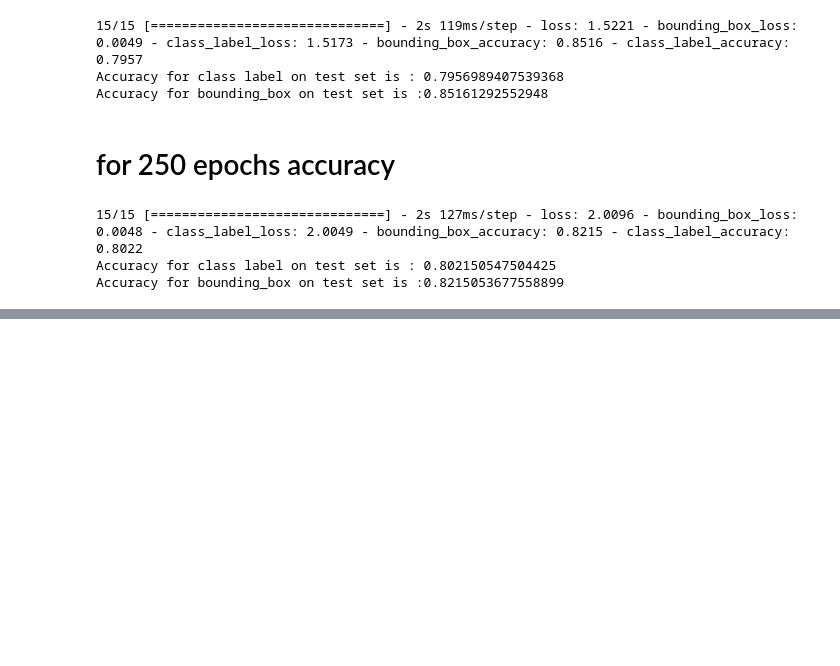
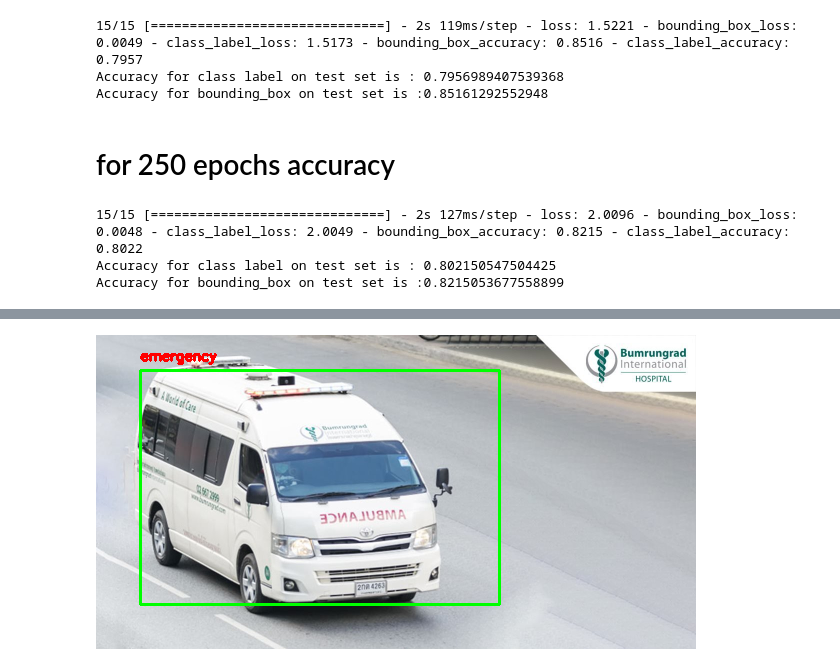
Before and after one commit to Safat99/emergency_vehicle_detection, a Jupyter notebook: vgg_16_approach/emergency_car_classification_with_vgg16.ipynb, the cells around one changed output, grey strips where cells are left out. Cells and saved outputs as stored; diff of their text form; code cells hidden in the pictures; blank space fills up the shorter version.

```diff
--- a/vgg_16_approach/emergency_car_classification_with_vgg16.ipynb
+++ b/vgg_16_approach/emergency_car_classification_with_vgg16.ipynb
@@ -401,0 +483,16 @@ Accuracy for bounding_box on test set is :0.8215053677558899
+# %%
+image = cv2.imread('test_car2.jpg')
+raw_image = cv2.imread('test_car2.jpg')
+image = imutils.resize(image, width=600)
+(h,w) = image.shape[:2]
+
+sx = int(sx * w)
+sy = int(sy * h)
+ex = int(ex * w)
+ey = int(ey * h)
+
+
+y = sy - 10 if  sy -10 > 10 else sy +10
+cv2.putText(image, str(label), (sx, y), cv2.FONT_HERSHEY_SIMPLEX, 0.45, (0, 0, 255), 2)
+cv2.rectangle(image, (sx,sy), (ex,ey), (0,255,0), 2)
+#cv2.rectangle(image, (startX, startY), (endX, endY), (0, 0, 255), 2)
@@ -401,0 +517,6 @@ Accuracy for bounding_box on test set is :0.8215053677558899
+# %%
+from google.colab.patches import cv2_imshow
+#cv2_imshow(raw_image)
+cv2_imshow(image)
+# %% [output]
+[figure, added]
```
Also changed, not shown: parts of 15 cells of this notebook.
